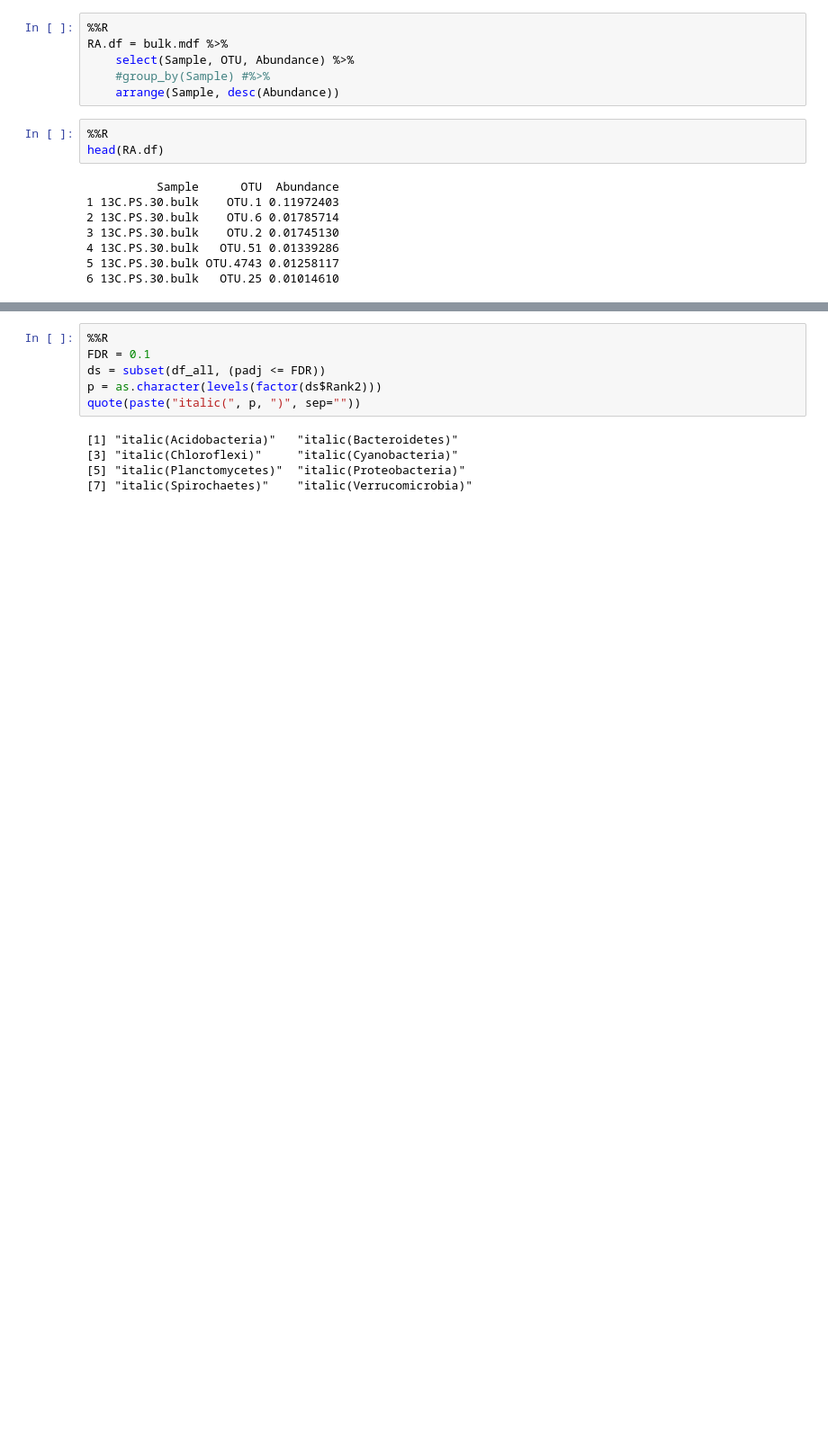
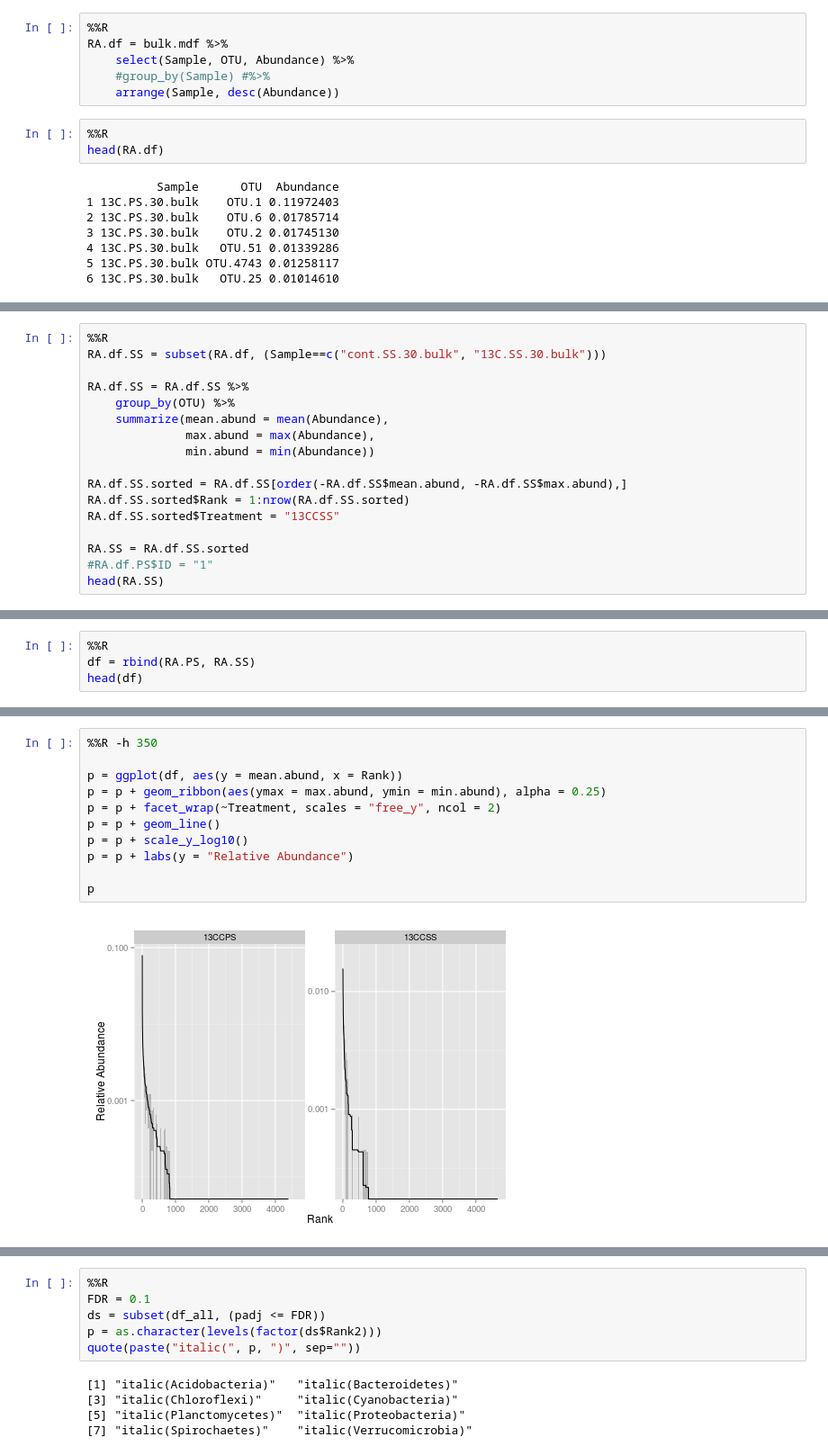
Before and after one commit to acampbellina/single_substrate, a Jupyter notebook: Rank_abundance.ipynb, the cells around one changed output, grey strips where cells are left out. Shown at 90% size. Saved outputs shown, nothing was run; the diff lists cells and outputs as text; blank space fills up the shorter version.

```diff
--- a/Rank_abundance.ipynb
+++ b/Rank_abundance.ipynb
@@ -108,0 +134,17 @@ head(RA.df)
+# %%
+%%R
+RA.df.SS = subset(RA.df, (Sample==c("cont.SS.30.bulk", "13C.SS.30.bulk")))
+
+RA.df.SS = RA.df.SS %>%
+    group_by(OTU) %>%
+    summarize(mean.abund = mean(Abundance),
+              max.abund = max(Abundance),
+              min.abund = min(Abundance))
+
+RA.df.SS.sorted = RA.df.SS[order(-RA.df.SS$mean.abund, -RA.df.SS$max.abund),]
+RA.df.SS.sorted$Rank = 1:nrow(RA.df.SS.sorted)
+RA.df.SS.sorted$Treatment = "13CCSS"
+
+RA.SS = RA.df.SS.sorted
+#RA.df.PS$ID = "1"
+head(RA.SS)
@@ -108,0 +161,4 @@ head(RA.df)
+# %%
+%%R
+df = rbind(RA.PS, RA.SS)
+head(df)
@@ -108,0 +175,13 @@ head(RA.df)
+# %%
+%%R -h 350
+
+p = ggplot(df, aes(y = mean.abund, x = Rank))
+p = p + geom_ribbon(aes(ymax = max.abund, ymin = min.abund), alpha = 0.25)
+p = p + facet_wrap(~Treatment, scales = "free_y", ncol = 2)
+p = p + geom_line()
+p = p + scale_y_log10()
+p = p + labs(y = "Relative Abundance")
+
+p
+# %% [output]
+[figure, added]
```
Also changed, not shown: parts of 34 cells of this notebook.
